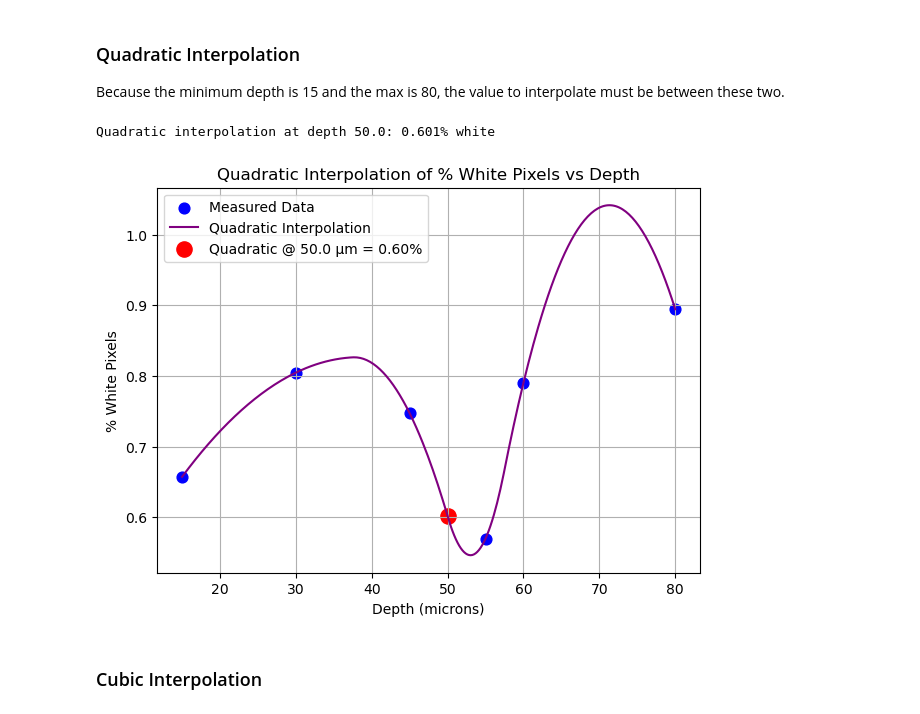
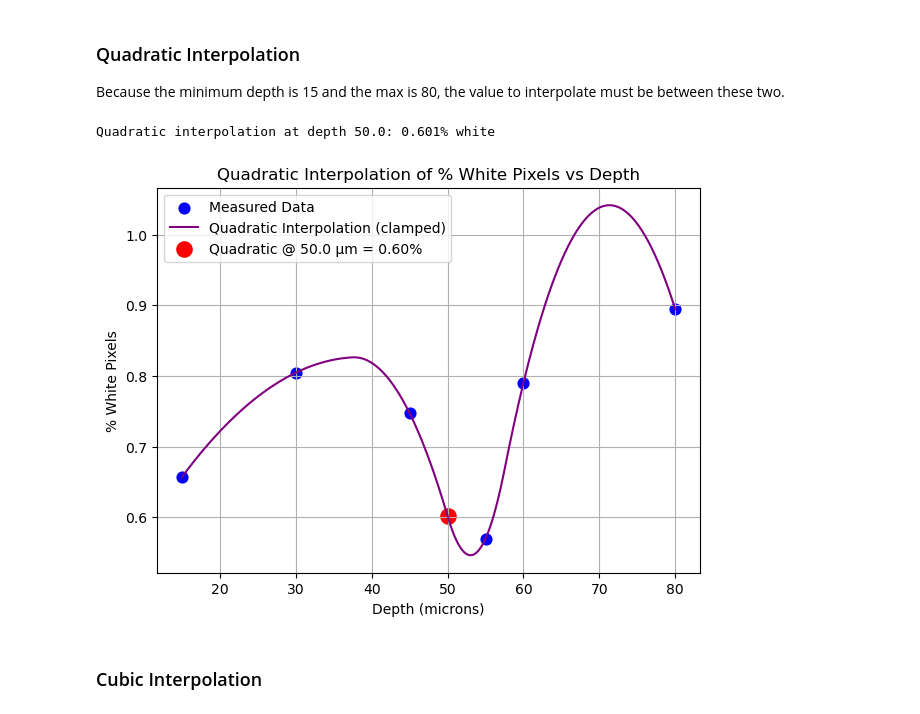
Before and after one commit to ReaganOswald/Module-3-Fibrosis, a Jupyter notebook: Module 3 Template.ipynb, the cells around one changed output. Cells and saved outputs as stored; diff of their text form; code cells hidden in the pictures.

```diff
--- a/Module 3 Template.ipynb
+++ b/Module 3 Template.ipynb
@@ -167,42 +168,41 @@ Because the minimum depth is 15 and the max is 80, the value to interpolate must
 # %%
 # LOAD YOUR DATA
 df = pd.read_csv("Percent_White_Pixels.csv")
 x = df["Depth (microns)"].tolist()
 y = df["White Percent"].tolist()
 
-
-# USER INPUT
 interp_depth = float(input("Enter the depth at which you want to interpolate (microns): "))
 
+# QUADRATIC INTERPOLATION (SciPy spline)
+quad_f = interp1d(x, y, kind='quadratic')
 
-# QUADRATIC INTERPOLATION
-quad_f = interp1d(x, y, kind='quadratic')
 quad_value = float(quad_f(interp_depth))
+quad_value = max(0, min(100, quad_value))   # clamp
+
 print(f"\nQuadratic interpolation at depth {interp_depth}: {quad_value:.3f}% white\n")
 
-
-# PLOT: QUADRATIC INTERPOLATION
 plt.figure(figsize=(7,5))
 
-# Plot original measured data
 plt.scatter(x, y, color='blue', s=60, label='Measured Data')
 
-# Plot quadratic interpolation curve
 x_line = np.linspace(min(x), max(x), 300)
 y_line = quad_f(x_line)
-plt.plot(x_line, y_line, color='purple', label='Quadratic Interpolation')
+y_line = np.clip(y_line, 0, 100)            # clamp curve
 
-# Plot interpolated point
-plt.scatter(interp_depth, quad_value, color='red', s=120, label=f'Quadratic @ {interp_depth} µm = {quad_value:.2f}%')
+plt.plot(x_line, y_line, color='purple', label='Quadratic Interpolation (clamped)')
+
+plt.scatter(interp_depth, quad_value, color='red', s=120,
+            label=f'Quadratic @ {interp_depth} µm = {quad_value:.2f}%')
+
 plt.title("Quadratic Interpolation of % White Pixels vs Depth")
 plt.xlabel("Depth (microns)")
 plt.ylabel("% White Pixels")
 plt.grid(True)
 plt.legend()
 plt.show()
 # %% [output]
 Quadratic interpolation at depth 50.0: 0.601% white
-[figure, old version]
+[figure, new version]
 # %% [markdown]
 ### Cubic Interpolation
 # %%
```
Also changed, not shown: parts of 1 cell of this notebook.
